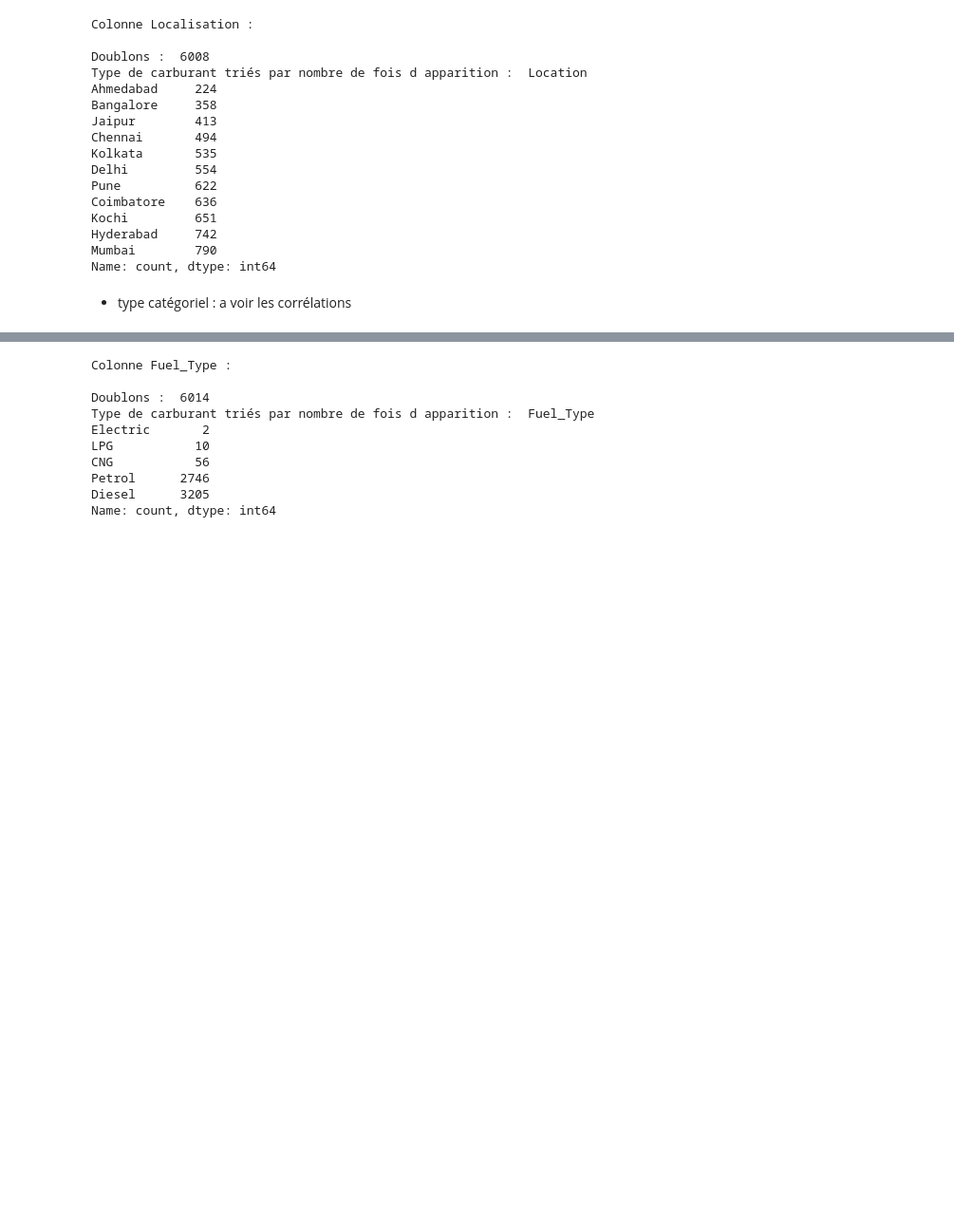
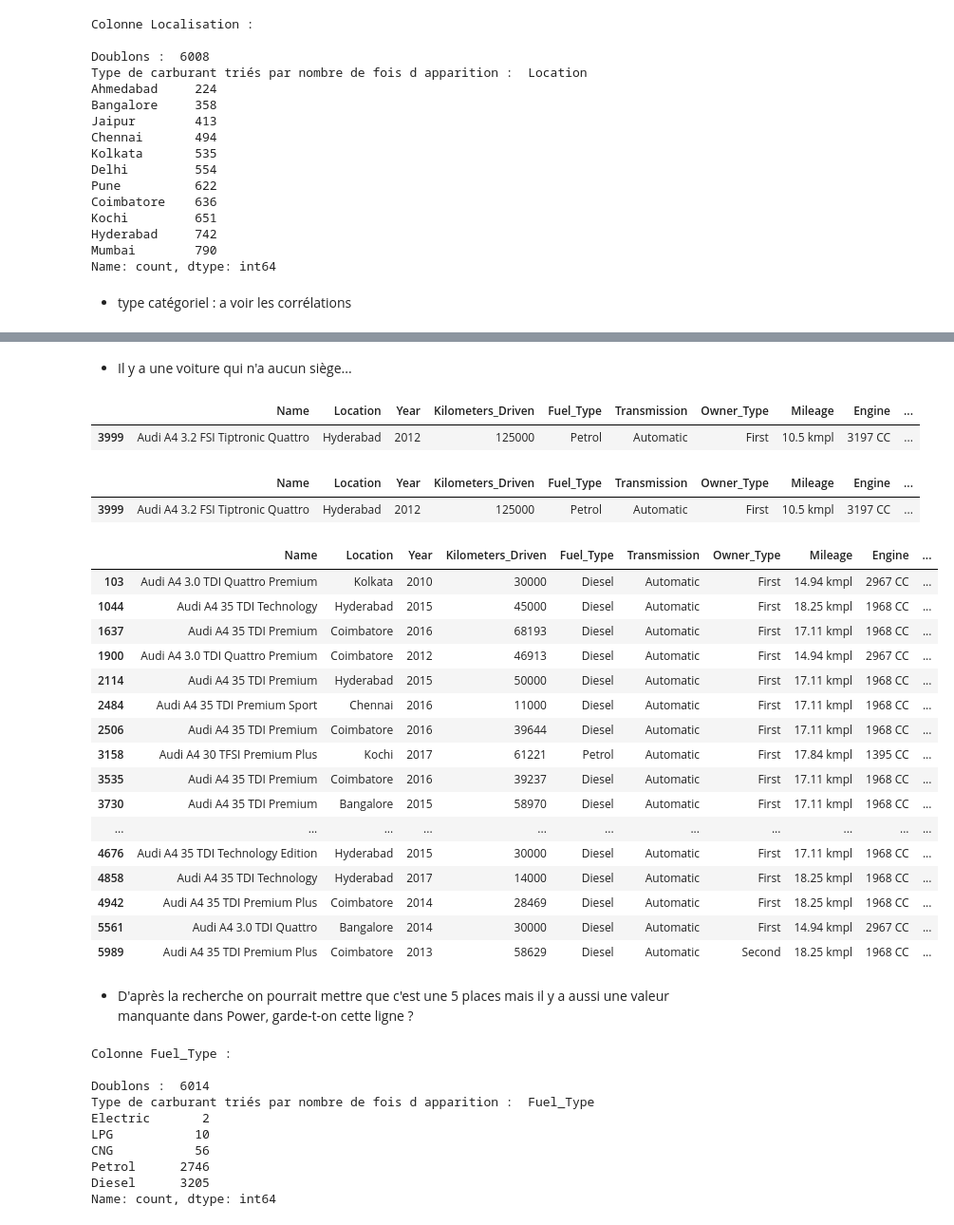
Before and after one commit to medjbeuryacine/Projet-Regression-, a Jupyter notebook: EDA Leti.ipynb, the cells around one changed output, grey strips where cells are left out. Shown: that part at 95% size. Drawn from its saved outputs; the diff is of its cells as text; code cells hidden in the pictures; blank space fills up the shorter version.

```diff
--- a/EDA Leti.ipynb
+++ b/EDA Leti.ipynb
@@ -149,3 +176,37 @@ Name: count, dtype: int64
+# %% [markdown]
+- Il y a une voiture qui n'a aucun siège...
+# %%
+df[df['Seats'] == 0]
+# %% [output]
+|  | Name | Location | Year | Kilometers_Driven | Fuel_Type | Transmission | Owner_Type | Mileage | Engine | ... |
+| 3999 | Audi A4 3.2 FSI Tiptronic Quattro | Hyderabad | 2012 | 125000 | Petrol | Automatic | First | 10.5 kmpl | 3197 CC | ... |
+# %%
+df[df['Name'] == 'Audi A4 3.2 FSI Tiptronic Quattro']
+# %% [output]
+|  | Name | Location | Year | Kilometers_Driven | Fuel_Type | Transmission | Owner_Type | Mileage | Engine | ... |
+| 3999 | Audi A4 3.2 FSI Tiptronic Quattro | Hyderabad | 2012 | 125000 | Petrol | Automatic | First | 10.5 kmpl | 3197 CC | ... |
+# %%
+df[(df['Name'].str.contains('Audi A4 3'))]
+# %% [output]
+|  | Name | Location | Year | Kilometers_Driven | Fuel_Type | Transmission | Owner_Type | Mileage | Engine | ... |
+| 103 | Audi A4 3.0 TDI Quattro Premium | Kolkata | 2010 | 30000 | Diesel | Automatic | First | 14.94 kmpl | 2967 CC | ... |
+| 1044 | Audi A4 35 TDI Technology | Hyderabad | 2015 | 45000 | Diesel | Automatic | First | 18.25 kmpl | 1968 CC | ... |
+| 1637 | Audi A4 35 TDI Premium | Coimbatore | 2016 | 68193 | Diesel | Automatic | First | 17.11 kmpl | 1968 CC | ... |
+| 1900 | Audi A4 3.0 TDI Quattro Premium | Coimbatore | 2012 | 46913 | Diesel | Automatic | First | 14.94 kmpl | 2967 CC | ... |
+| 2114 | Audi A4 35 TDI Premium | Hyderabad | 2015 | 50000 | Diesel | Automatic | First | 17.11 kmpl | 1968 CC | ... |
+| 2484 | Audi A4 35 TDI Premium Sport | Chennai | 2016 | 11000 | Diesel | Automatic | First | 17.11 kmpl | 1968 CC | ... |
+| 2506 | Audi A4 35 TDI Premium | Coimbatore | 2016 | 39644 | Diesel | Automatic | First | 17.11 kmpl | 1968 CC | ... |
+| 3158 | Audi A4 30 TFSI Premium Plus | Kochi | 2017 | 61221 | Petrol | Automatic | First | 17.84 kmpl | 1395 CC | ... |
+| 3535 | Audi A4 35 TDI Premium | Coimbatore | 2016 | 39237 | Diesel | Automatic | First | 17.11 kmpl | 1968 CC | ... |
+| 3730 | Audi A4 35 TDI Premium | Bangalore | 2015 | 58970 | Diesel | Automatic | First | 17.11 kmpl | 1968 CC | ... |
+| ... | ... | ... | ... | ... | ... | ... | ... | ... | ... | ... |
+| 4676 | Audi A4 35 TDI Technology Edition | Hyderabad | 2015 | 30000 | Diesel | Automatic | First | 17.11 kmpl | 1968 CC | ... |
+| 4858 | Audi A4 35 TDI Technology | Hyderabad | 2017 | 14000 | Diesel | Automatic | First | 18.25 kmpl | 1968 CC | ... |
+| 4942 | Audi A4 35 TDI Premium Plus | Coimbatore | 2014 | 28469 | Diesel | Automatic | First | 18.25 kmpl | 1968 CC | ... |
+| 5561 | Audi A4 3.0 TDI Quattro | Bangalore | 2014 | 30000 | Diesel | Automatic | First | 14.94 kmpl | 2967 CC | ... |
+| 5989 | Audi A4 35 TDI Premium Plus | Coimbatore | 2013 | 58629 | Diesel | Automatic | Second | 18.25 kmpl | 1968 CC | ... |
+# %% [markdown]
+- D'après la recherche on pourrait mettre que c'est une 5 places mais il y a aussi une valeur manquante dans Power, garde-t-on cette ligne ?
 # %%
 # Colonne Type fuel
 print('Colonne Fuel_Type : \n')
```
Also changed, not shown: parts of 20 cells of this notebook.
